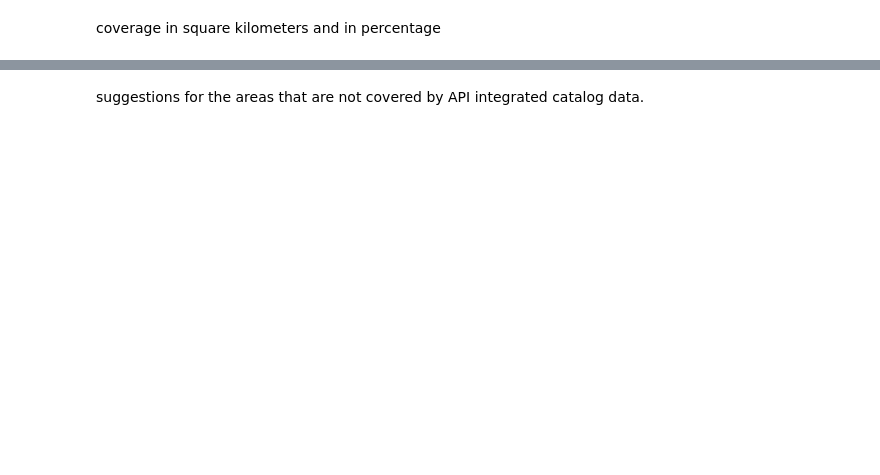
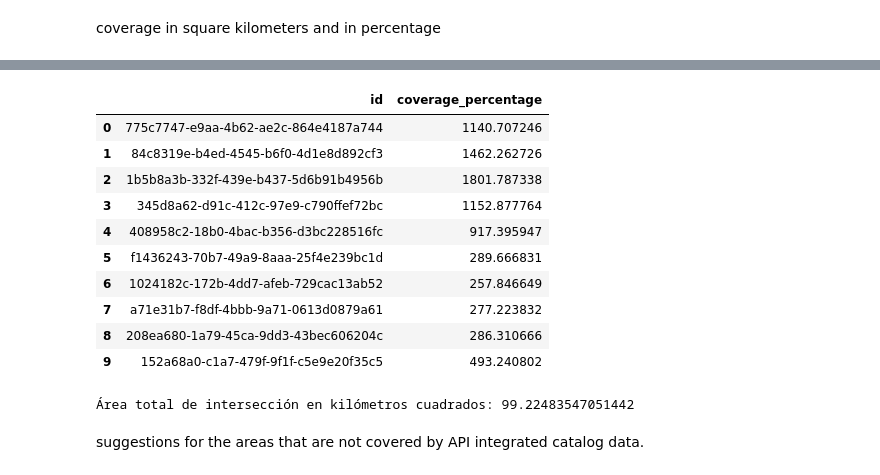
Before and after one commit to urbanis/up-42-challenge, a Jupyter notebook: up-42-challenge.ipynb, the cells around one changed output, grey strips where cells are left out. Cells and saved outputs as stored; diff of their text form; code cells hidden in the pictures; blank space fills up the shorter version.

```diff
--- a/up-42-challenge.ipynb
+++ b/up-42-challenge.ipynb
@@ -520,2 +527,25 @@ asset.get_stac_asset_url(stac_asset=stac_items[0].assets.get("b02.tiff"))
 # %% [markdown]
 coverage in square kilometers and in percentage
+# %%
+# Cargar los GeoJSON en geodataframes
+search_results = gpd.read_file('search_results.geojson').to_crs(epsg=3857)
+buffer = gpd.read_file('road_alignment_buffer.geojson').to_crs(epsg=3857)
+
+# Realizar una unión espacial entre X y Y
+intersection = gpd.sjoin(search_results, buffer, how="inner", op='intersects')
+
+# Calcular el área de intersección en kilómetros cuadrados
+intersection['intersection_area_km2'] = intersection.geometry.area / 10**6
+
+# Calcular el área total de Y en kilómetros cuadrados
+total_area_buffer_km2 = buffer.geometry.area.sum() / 10**6
+
+# Calcular el porcentaje del área de cada polígono en X con respecto a Y
+intersection['coverage_percentage'] = (intersection['intersection_area_km2'] / total_area_buffer_km2) * 100
+
+# Calcular el porcentaje del área de cada polígono en X con respecto a Y
+intersection['coverage_percentage'] = (intersection['intersection_area_km2'] / total_area_buffer_km2) * 100
+
+# Mostrar el geodataframe con el porcentaje de cobertura
+intersection
+intersection.to_file('intersection.geojson', driver='GeoJSON')
@@ -522,2 +580,30 @@ coverage in square kilometers and in percentage
+# %%
+intersection[['id', 'coverage_percentage']]
+# %% [output]
+|  | id | coverage_percentage |
+| 0 | 775c7747-e9aa-4b62-ae2c-864e4187a744 | 1140.707246 |
+| 1 | 84c8319e-b4ed-4545-b6f0-4d1e8d892cf3 | 1462.262726 |
+| 2 | 1b5b8a3b-332f-439e-b437-5d6b91b4956b | 1801.787338 |
+| 3 | 345d8a62-d91c-412c-97e9-c790ffef72bc | 1152.877764 |
+| 4 | 408958c2-18b0-4bac-b356-d3bc228516fc | 917.395947 |
+| 5 | f1436243-70b7-49a9-8aaa-25f4e239bc1d | 289.666831 |
+| 6 | 1024182c-172b-4dd7-afeb-729cac13ab52 | 257.846649 |
+| 7 | a71e31b7-f8df-4bbb-9a71-0613d0879a61 | 277.223832 |
+| 8 | 208ea680-1a79-45ca-9dd3-43bec606204c | 286.310666 |
+| 9 | 152a68a0-c1a7-479f-9f1f-c5e9e20f35c5 | 493.240802 |
+# %%
+# Realizar una unión espacial entre X y Y
+intersection = gpd.overlay(search_results, buffer, how='intersection')
+
+# Eliminar duplicados
+intersection = intersection.dissolve()
+
+# Calcular el área total de la geometría resultante en kilómetros cuadrados
+total_intersection_area_km2 = intersection.geometry.area / 10**6
+
+# Mostrar el área total de intersección
+print("Área total de intersección en kilómetros cuadrados:", total_intersection_area_km2.values[0])
+# %% [output]
+Área total de intersección en kilómetros cuadrados: 99.22483547051442
 # %% [markdown]
 suggestions for the areas that are not covered by API integrated catalog data.
```
Also changed, not shown: parts of 42 cells of this notebook, 1 other file.
